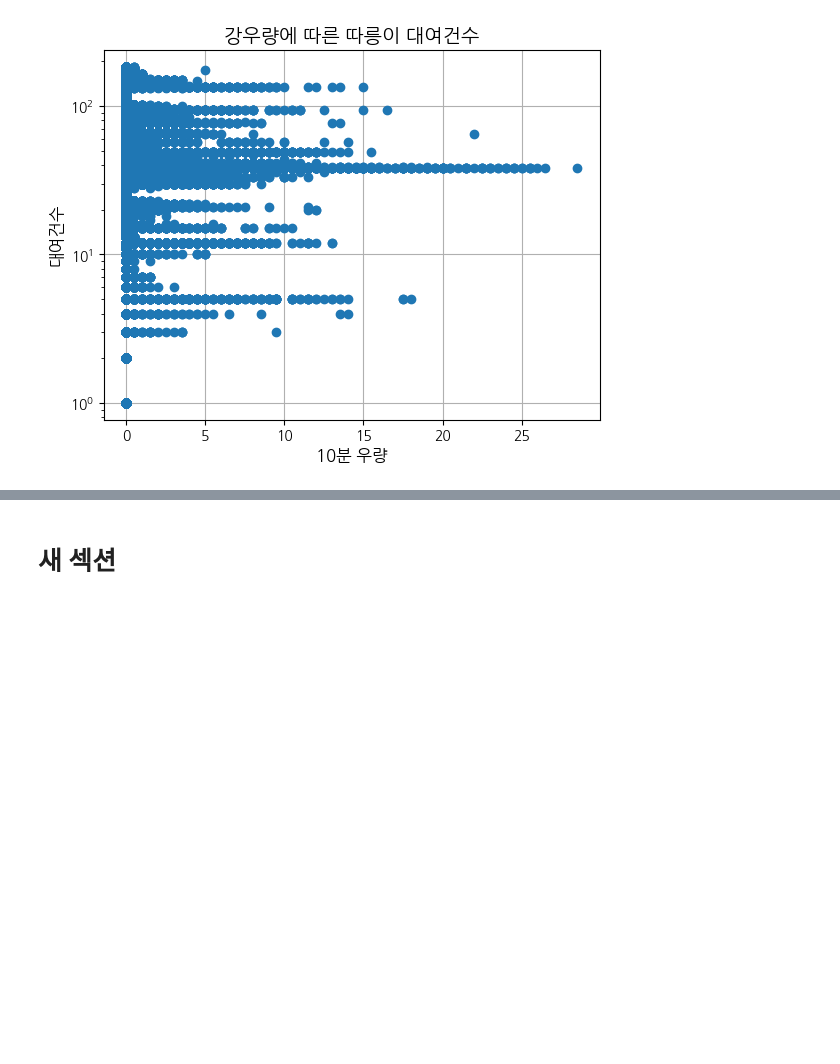
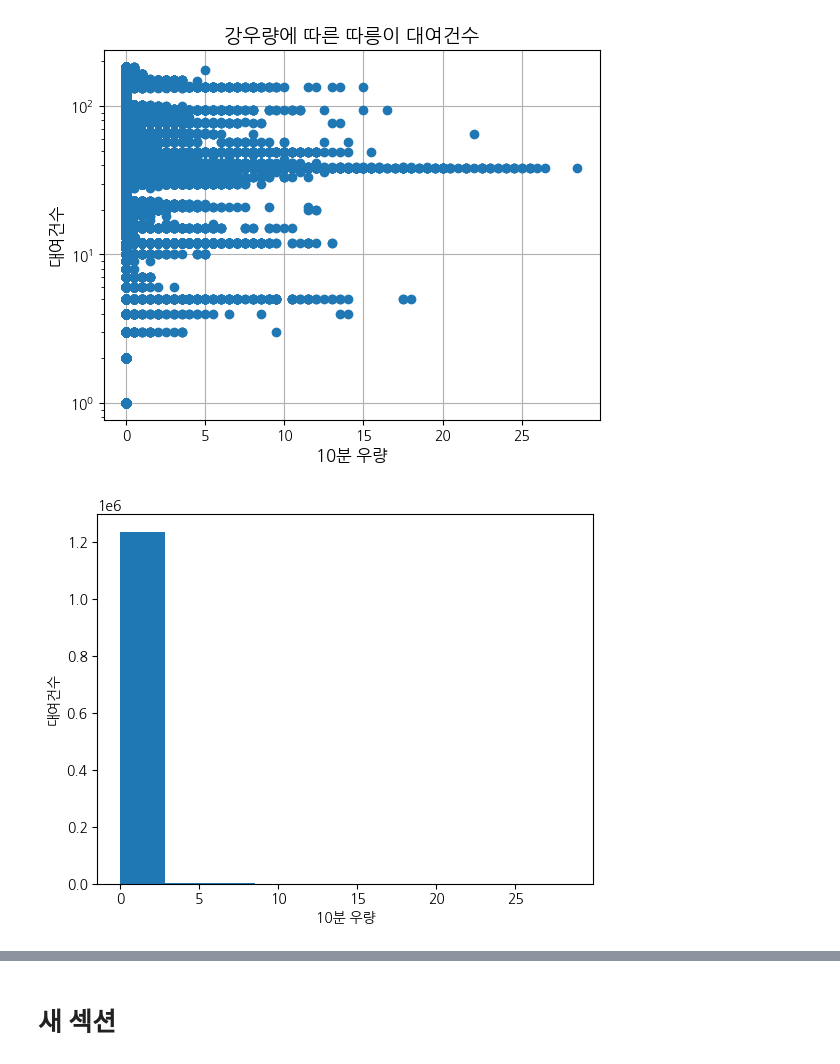
Before and after one commit to ryong1/data, a Jupyter notebook: 202004011final.ipynb, the cells around one changed output, grey strips where cells are left out. Cells and saved outputs as stored; diff of their text form; code cells hidden in the pictures; blank space fills up the shorter version.

```diff
--- a/202004011final.ipynb
+++ b/202004011final.ipynb
@@ -78,3 +85,10 @@ plt.yscale('log')
 plt.show()
 # %% [output]
 [figure]
+# %%
+plt.hist(merged_data['10분우량'], bins=10)
+plt.xlabel('10분 우량')
+plt.ylabel('대여건수')
+plt.show()
+# %% [output]
+[figure, added]
```
Also changed, not shown: parts of 2 cells of this notebook.
